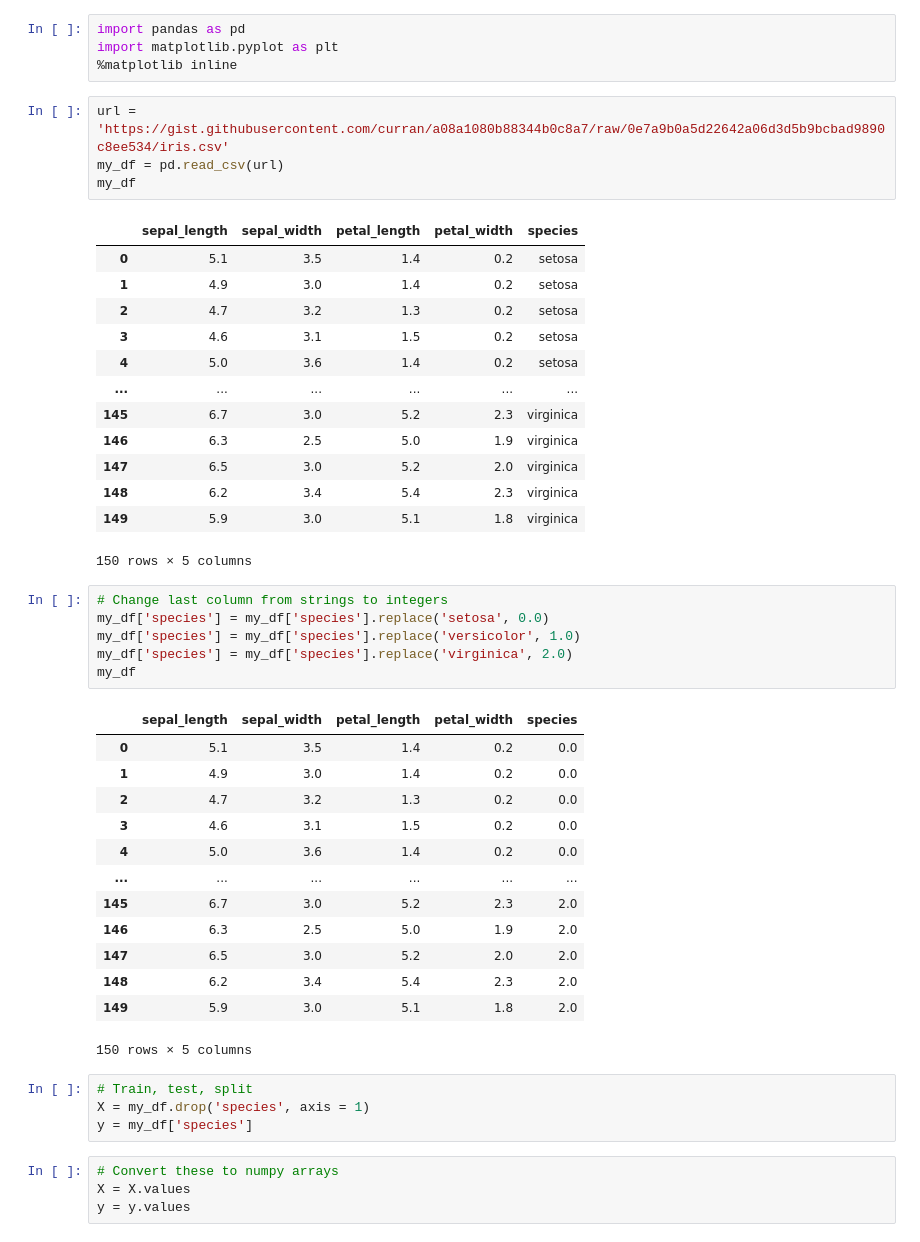
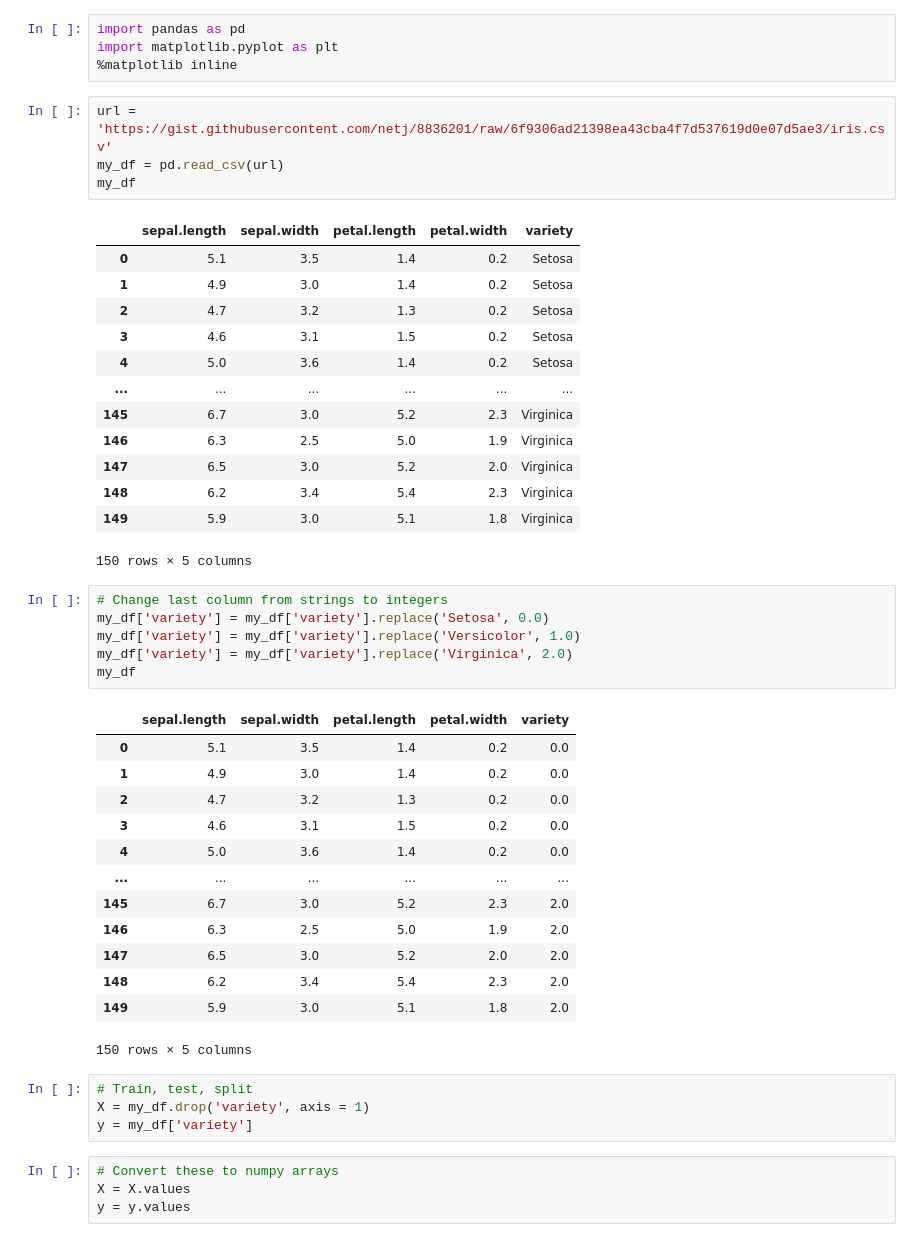
Before and after one commit to dtminnick/pytorch-practice, a Jupyter notebook: simple_neural_network.ipynb, the cells around one changed output. Cells and saved outputs as stored; diff of their text form.

```diff
--- a/simple_neural_network.ipynb
+++ b/simple_neural_network.ipynb
@@ -31,31 +31,31 @@ import pandas as pd
 import matplotlib.pyplot as plt
 %matplotlib inline
 # %%
-url = 'https://gist.githubusercontent.com/curran/a08a1080b88344b0c8a7/raw/0e7a9b0a5d22642a06d3d5b9bcbad9890c8ee534/iris.csv'
+url = 'https://gist.githubusercontent.com/netj/8836201/raw/6f9306ad21398ea43cba4f7d537619d0e07d5ae3/iris.csv'
 my_df = pd.read_csv(url)
 my_df
 # %% [output]
-|  | sepal_length | sepal_width | petal_length | petal_width | species |
-| 0 | 5.1 | 3.5 | 1.4 | 0.2 | setosa |
-| 1 | 4.9 | 3.0 | 1.4 | 0.2 | setosa |
-| 2 | 4.7 | 3.2 | 1.3 | 0.2 | setosa |
-| 3 | 4.6 | 3.1 | 1.5 | 0.2 | setosa |
-| 4 | 5.0 | 3.6 | 1.4 | 0.2 | setosa |
+|  | sepal.length | sepal.width | petal.length | petal.width | variety |
+| 0 | 5.1 | 3.5 | 1.4 | 0.2 | Setosa |
+| 1 | 4.9 | 3.0 | 1.4 | 0.2 | Setosa |
+| 2 | 4.7 | 3.2 | 1.3 | 0.2 | Setosa |
+| 3 | 4.6 | 3.1 | 1.5 | 0.2 | Setosa |
+| 4 | 5.0 | 3.6 | 1.4 | 0.2 | Setosa |
 | ... | ... | ... | ... | ... | ... |
-| 145 | 6.7 | 3.0 | 5.2 | 2.3 | virginica |
-| 146 | 6.3 | 2.5 | 5.0 | 1.9 | virginica |
-| 147 | 6.5 | 3.0 | 5.2 | 2.0 | virginica |
-| 148 | 6.2 | 3.4 | 5.4 | 2.3 | virginica |
-| 149 | 5.9 | 3.0 | 5.1 | 1.8 | virginica |
+| 145 | 6.7 | 3.0 | 5.2 | 2.3 | Virginica |
+| 146 | 6.3 | 2.5 | 5.0 | 1.9 | Virginica |
+| 147 | 6.5 | 3.0 | 5.2 | 2.0 | Virginica |
+| 148 | 6.2 | 3.4 | 5.4 | 2.3 | Virginica |
+| 149 | 5.9 | 3.0 | 5.1 | 1.8 | Virginica |
 150 rows × 5 columns
 # %%
 # Change last column from strings to integers
-my_df['species'] = my_df['species'].replace('setosa', 0.0)
-my_df['species'] = my_df['species'].replace('versicolor', 1.0)
-my_df['species'] = my_df['species'].replace('virginica', 2.0)
+my_df['variety'] = my_df['variety'].replace('Setosa', 0.0)
+my_df['variety'] = my_df['variety'].replace('Versicolor', 1.0)
+my_df['variety'] = my_df['variety'].replace('Virginica', 2.0)
 my_df
 # %% [output]
-|  | sepal_length | sepal_width | petal_length | petal_width | species |
+|  | sepal.length | sepal.width | petal.length | petal.width | variety |
 | 0 | 5.1 | 3.5 | 1.4 | 0.2 | 0.0 |
 | 1 | 4.9 | 3.0 | 1.4 | 0.2 | 0.0 |
 | 2 | 4.7 | 3.2 | 1.3 | 0.2 | 0.0 |
@@ -70,8 +70,8 @@ my_df
 150 rows × 5 columns
 # %%
 # Train, test, split
-X = my_df.drop('species', axis = 1)
-y = my_df['species']
+X = my_df.drop('variety', axis = 1)
+y = my_df['variety']
 # %%
 # Convert these to numpy arrays
 X = X.values
```
Also changed, not shown: parts of 3 cells of this notebook.
